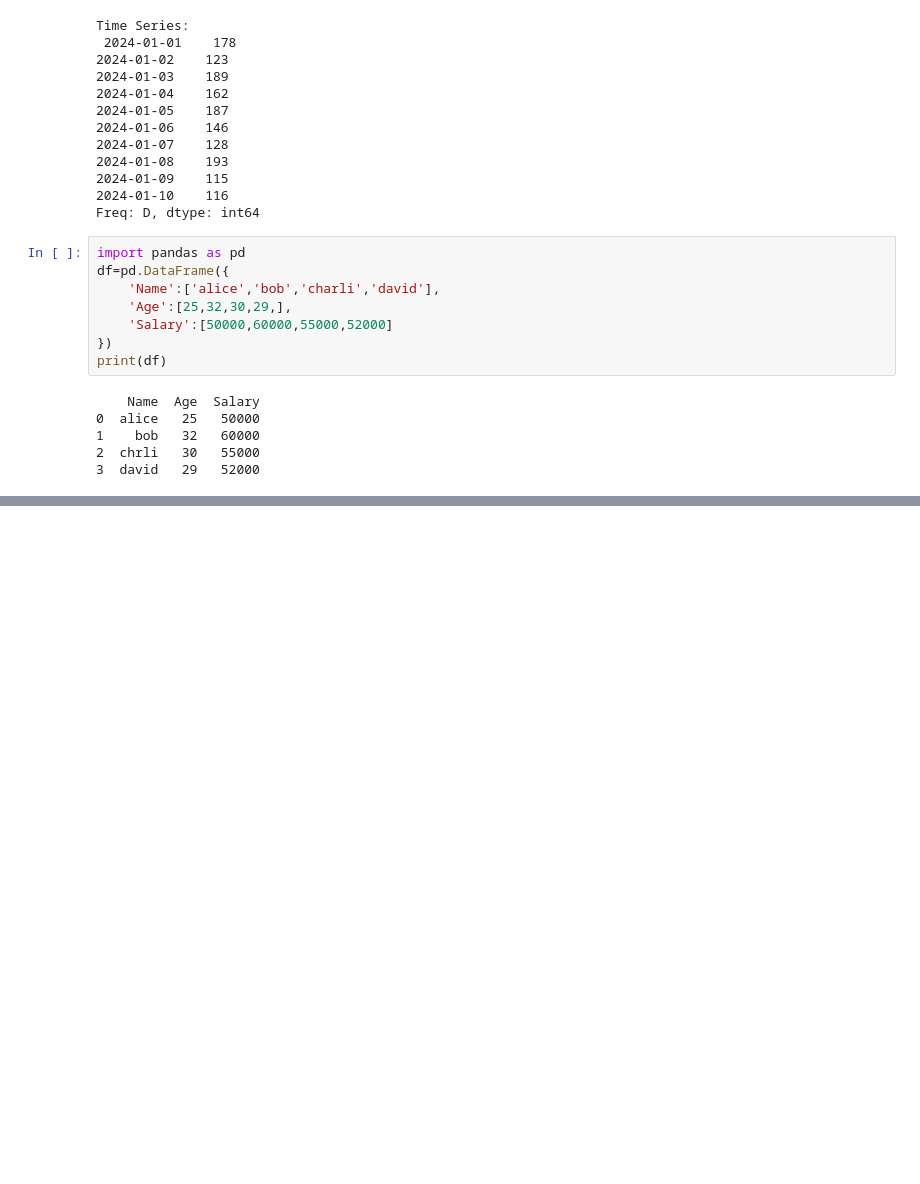
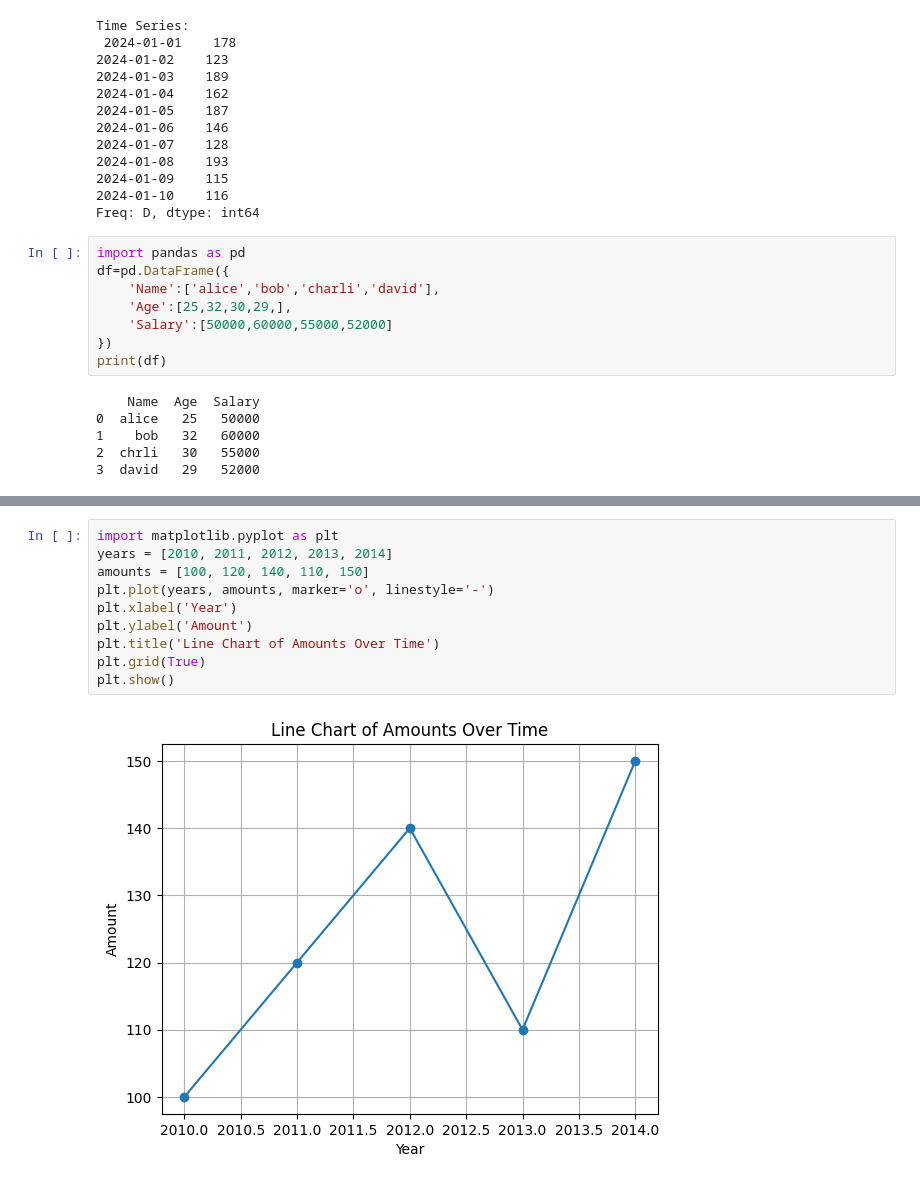
Before and after one commit to ALOK042007/aiml, a Jupyter notebook: Untitled0.ipynb, the cells around one changed output, grey strips where cells are left out. Drawn from its saved outputs; the diff is of its cells as text; blank space fills up the shorter version.

```diff
--- a/Untitled0.ipynb
+++ b/Untitled0.ipynb
@@ -793,0 +808,12 @@ df=pd.DataFrame({
+# %%
+import matplotlib.pyplot as plt
+years = [2010, 2011, 2012, 2013, 2014]
+amounts = [100, 120, 140, 110, 150]
+plt.plot(years, amounts, marker='o', linestyle='-')
+plt.xlabel('Year')
+plt.ylabel('Amount')
+plt.title('Line Chart of Amounts Over Time')
+plt.grid(True)
+plt.show()
+# %% [output]
+[figure, added]
```
Also changed, not shown: parts of 6 cells of this notebook.
